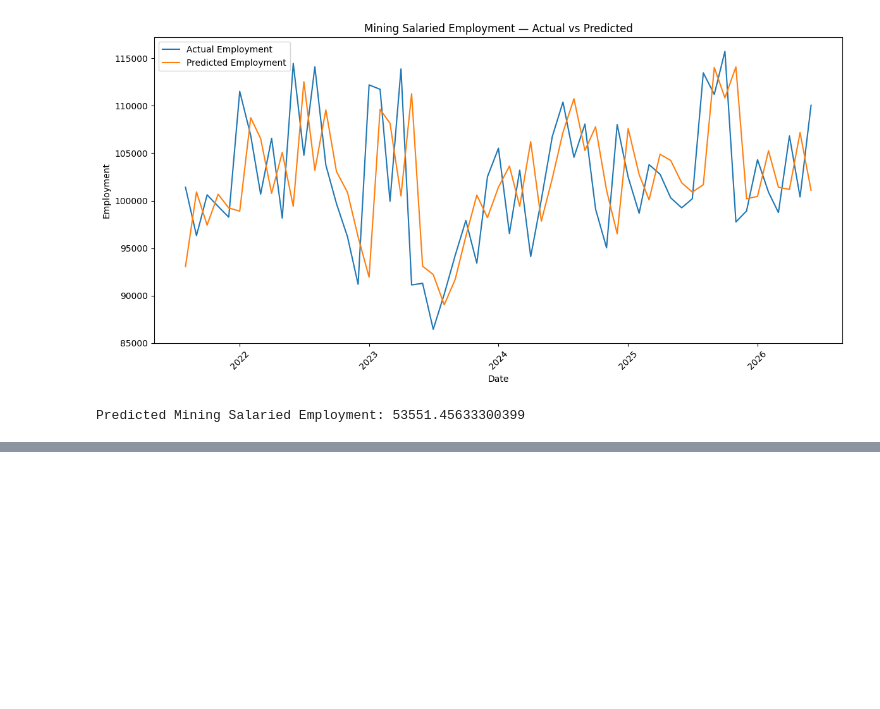
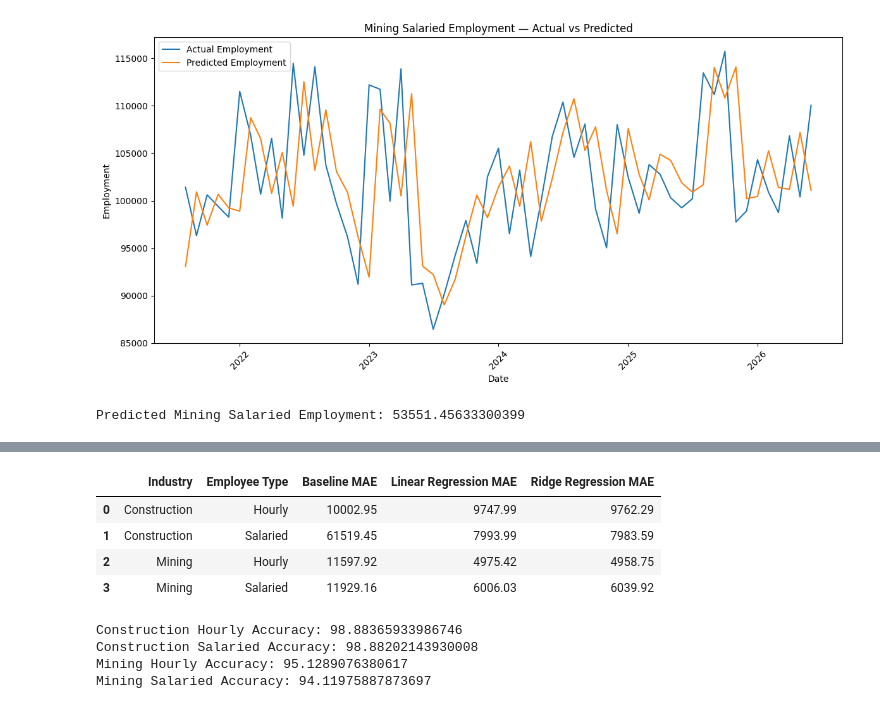
Before and after one commit to Raniakhan/canadian-employment-forecasting, a Jupyter notebook: GOVT_CANADA_EMPLOYMENT_ANALYSIS.ipynb, the cells around one changed output, grey strips where cells are left out. Cells and saved outputs as stored; diff of their text form; code cells hidden in the pictures; blank space fills up the shorter version.

```diff
--- a/GOVT_CANADA_EMPLOYMENT_ANALYSIS.ipynb
+++ b/GOVT_CANADA_EMPLOYMENT_ANALYSIS.ipynb
@@ -1992,0 +2089,69 @@ Predicted Mining Salaried Employment: 53551.45633300399
+# %%
+model_comparison = pd.DataFrame({
+    "Industry": [
+        "Construction",
+        "Construction",
+        "Mining",
+        "Mining"
+    ],
+    "Employee Type": [
+        "Hourly",
+        "Salaried",
+        "Hourly",
+        "Salaried"
+    ],
+    "Baseline MAE": [
+        10002.95,
+        61519.45,
+        11597.92,
+        11929.16
+    ],
+    "Linear Regression MAE": [
+        9747.99,
+        7993.99,
+        4975.42,
+        6006.03
+    ],
+    "Ridge Regression MAE": [
+        9762.29,
+        7983.59,
+        4958.75,
+        6039.92
+    ]
+})
+
+model_comparison
+# %% [output]
+|  | Industry | Employee Type | Baseline MAE | Linear Regression MAE | Ridge Regression MAE |
+| 0 | Construction | Hourly | 10002.95 | 9747.99 | 9762.29 |
+| 1 | Construction | Salaried | 61519.45 | 7993.99 | 7983.59 |
+| 2 | Mining | Hourly | 11597.92 | 4975.42 | 4958.75 |
+| 3 | Mining | Salaried | 11929.16 | 6006.03 | 6039.92 |
+# %%
+# Calculate percentage accuracy for each best model
+
+construction_hourly_accuracy = (
+    1 - lr_mae / y_test.mean()
+) * 100
+
+construction_salaried_accuracy = (
+    1 - ridge_mae / y_test.mean()
+) * 100
+
+mining_hourly_accuracy = (
+    1 - ridge_mae_mining_hourly / y_test_mining_hourly.mean()
+) * 100
+
+mining_salaried_accuracy = (
+    1 - lr_mae_mining_salaried / y_test_mining_salaried.mean()
+) * 100
+
+print("Construction Hourly Accuracy:", construction_hourly_accuracy)
+print("Construction Salaried Accuracy:", construction_salaried_accuracy)
+print("Mining Hourly Accuracy:", mining_hourly_accuracy)
+print("Mining Salaried Accuracy:", mining_salaried_accuracy)
+# %% [output]
+Construction Hourly Accuracy: 98.88365933986746
+Construction Salaried Accuracy: 98.88202143930008
+Mining Hourly Accuracy: 95.1289076380617
+Mining Salaried Accuracy: 94.11975887873697
```
Also changed, not shown: parts of 23 cells of this notebook.
